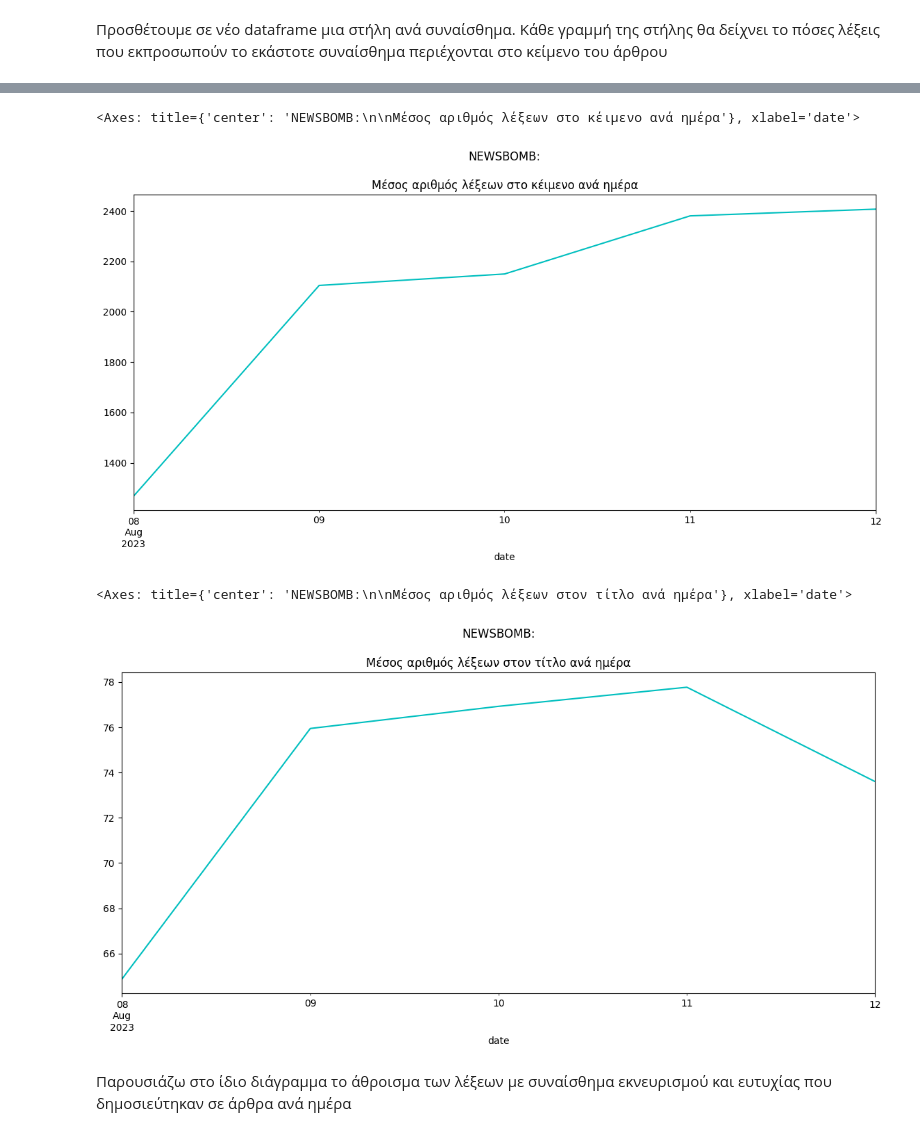
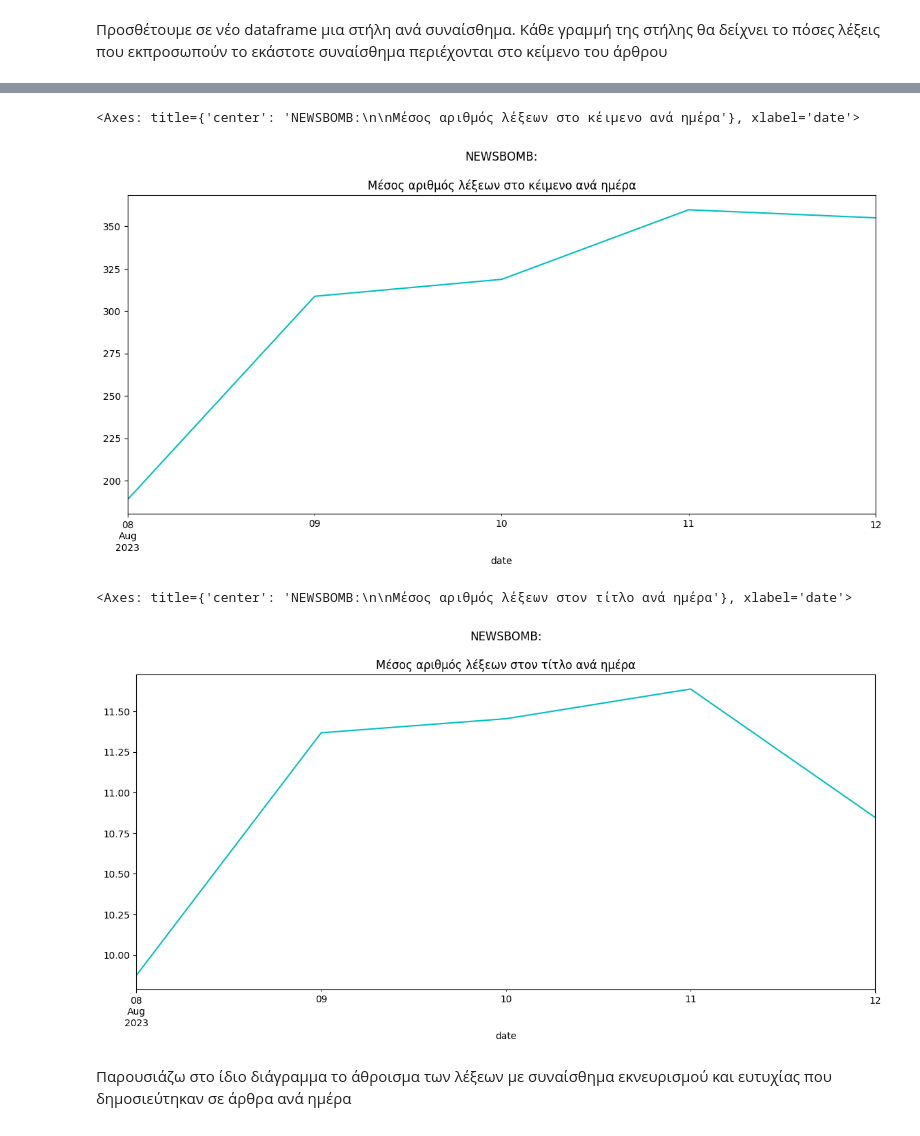
Before and after one commit to evintrella/Thesis, a Jupyter notebook: Analysis/newsbomb_analysis_final.ipynb, the cells around one changed output, grey strips where cells are left out. Drawn from its saved outputs; the diff is of its cells as text; code cells hidden in the pictures.

```diff
--- a/Analysis/newsbomb_analysis_final.ipynb
+++ b/Analysis/newsbomb_analysis_final.ipynb
@@ -239,13 +257,13 @@ short_df['text'].str.len().groupby(by=short_df.index.day).mean().plot(color="c",
 # %%
-short_df['text'].str.len().resample('D').mean().plot(color="c",title= 'NEWSBOMB:\n\nΜέσος αριθμός λέξεων στο κέιμενο ανά ημέρα',figsize=(14,6))
+short_df['text'].apply(lambda x: len(x.split())).resample('D').mean().plot(color="c",title= 'NEWSBOMB:\n\nΜέσος αριθμός λέξεων στο κέιμενο ανά ημέρα',figsize=(14,6))
 # %% [output]
 <Axes: title={'center': 'NEWSBOMB:\n\nΜέσος αριθμός λέξεων στο κέιμενο ανά ημέρα'}, xlabel='date'>
-[figure, old version]
+[figure, new version]
 # %%
-short_df['title'].str.len().resample('D').mean().plot(color="c", title='NEWSBOMB:\n\nΜέσος αριθμός λέξεων στον τίτλο ανά ημέρα',figsize=(14,6))
+short_df['title'].apply(lambda x: len(x.split())).resample('D').mean().plot(color="c", title='NEWSBOMB:\n\nΜέσος αριθμός λέξεων στον τίτλο ανά ημέρα',figsize=(14,6))
 # %% [output]
 <Axes: title={'center': 'NEWSBOMB:\n\nΜέσος αριθμός λέξεων στον τίτλο ανά ημέρα'}, xlabel='date'>
-[figure, old version]
+[figure, new version]
 # %% [markdown]
 Παρουσιάζω στο ίδιο διάγραμμα το άθροισμα των λέξεων με συναίσθημα εκνευρισμού και ευτυχίας που δημοσιεύτηκαν σε άρθρα ανά ημέρα
 # %%
```
Also changed, not shown: parts of 2 cells of this notebook, 3 other files.
